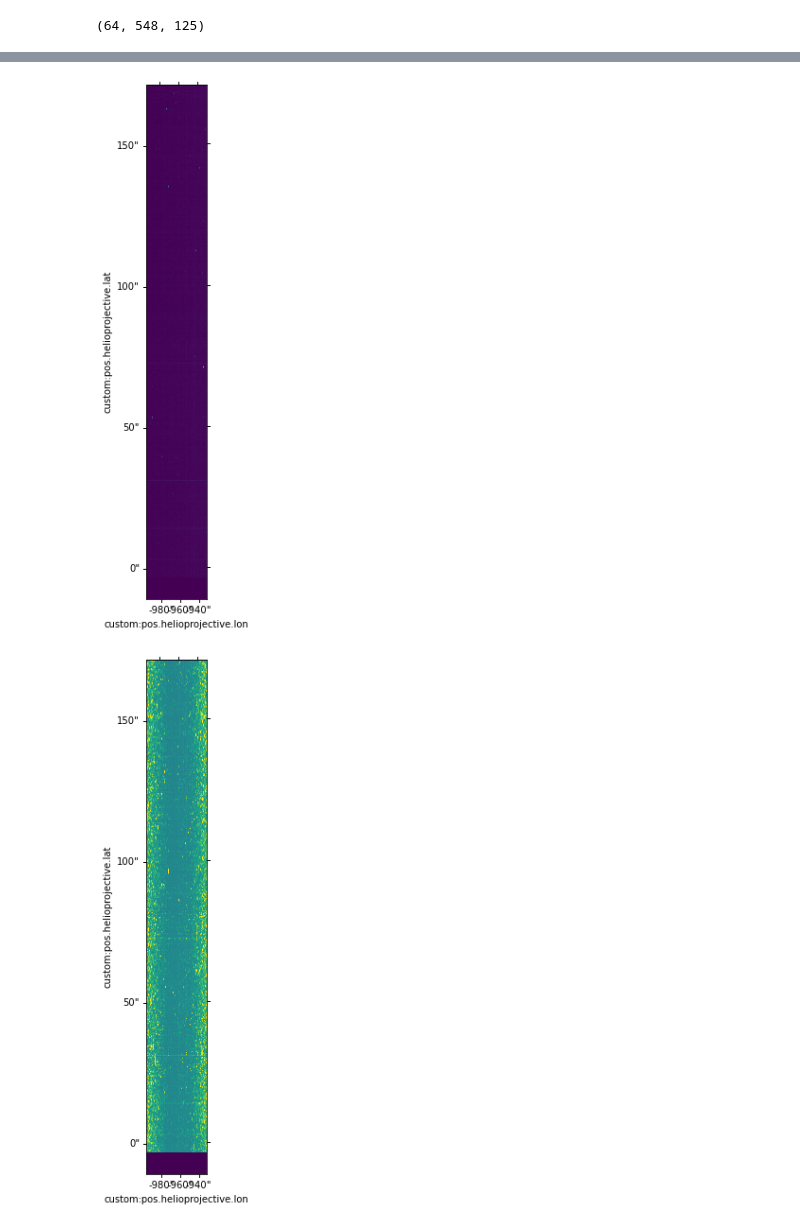
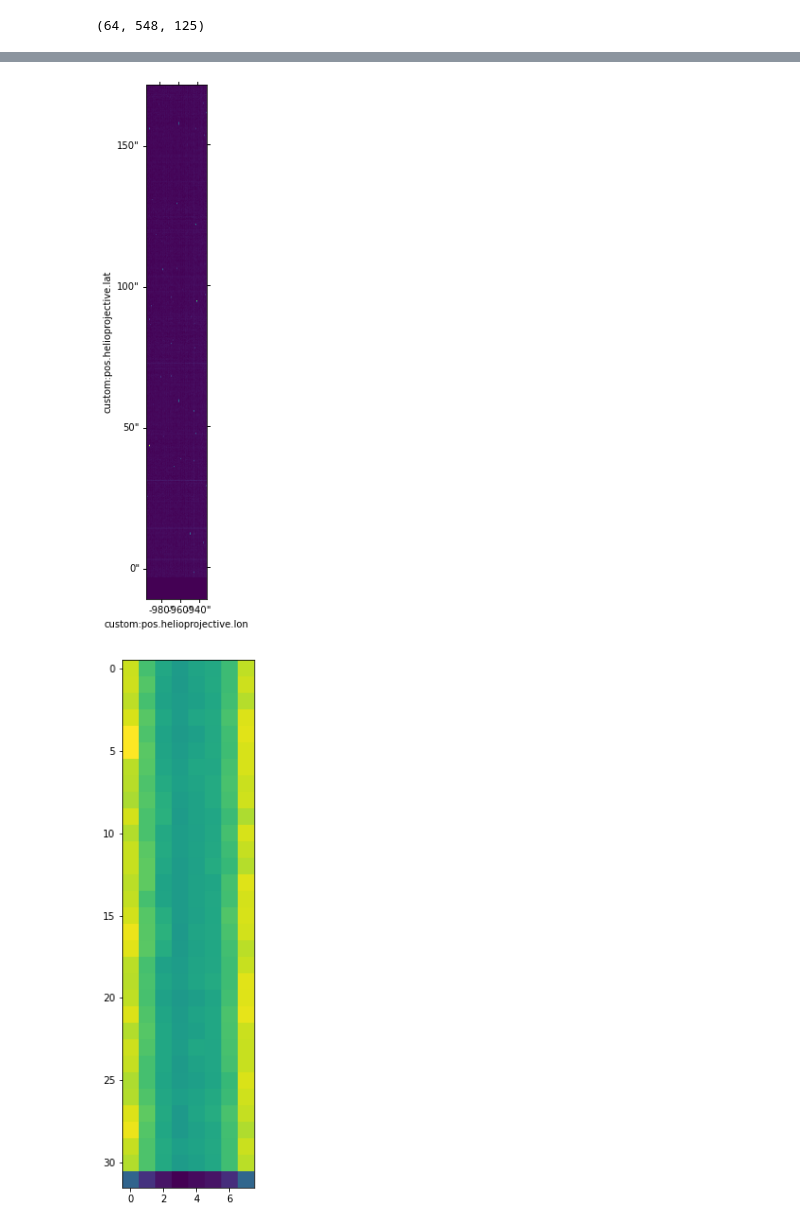
Before and after one commit to yjzhu-solar/Eclipse2017, a Jupyter notebook: ipynb/iris/iris_raster_check.ipynb, the cells around one changed output, grey strips where cells are left out. Cells and saved outputs as stored; diff of their text form; code cells hidden in the pictures.

```diff
--- a/ipynb/iris/iris_raster_check.ipynb
+++ b/ipynb/iris/iris_raster_check.ipynb
@@ -6,7 +6,7 @@ import matplotlib.pyplot as plt
 from glob import glob
 from astropy.visualization import ImageNormalize, ZScaleInterval
 # %%
-iris_fname = "../../src/IRIS/iris_l2_raster/iris_l2_20170821_081042_3620110460_raster_t000_r00019.fits"
+iris_fname = "../../src/IRIS/iris_l2_raster/iris_l2_20170821_081042_3620110460_raster_t000_r00002.fits"
 with fits.open(iris_fname) as hdul:
     hdul.info()
     header = hdul[0].header
@@ -96,7 +97,7 @@ ax= plt.subplot(projection=wcs_FeXII.dropaxis(0), slices=('y', 'x'))
 im = ax.imshow(np.sum(FeXII_window[:,:,55:80], axis=2).T,vmin=-20)
 #plt.colorbar(im)
 # %% [output]
-[figure, old version]
+[figure, new version]
 # %%
 iris_fnames = sorted(glob("../../src/IRIS/iris_l2_raster/*.fits"))
 iris_FeXII_aver = np.zeros((64,548,125))
@@ -105,14 +106,16 @@ for iris_fname in iris_fnames:
         iris_FeXII_aver += np.copy(hdul[2].data)
 
 iris_FeXII_aver = iris_FeXII_aver/len(iris_fnames)
+iris_FeXII_aver = np.mean(iris_FeXII_aver.reshape(-1,8,548,125),axis=1)
+iris_FeXII_aver = np.mean((iris_FeXII_aver[:,36:,:]).reshape(8,-1,32,125),axis=1)
 # %%
-fig = plt.figure(figsize=(6,10))
-ax= plt.subplot(projection=wcs_FeXII.dropaxis(0), slices=('y', 'x'))
+fig, ax = plt.subplots(figsize=(6,10))
+# ax= plt.subplot(projection=wcs_FeXII.dropaxis(0), slices=('y', 'x'))
 norm = ImageNormalize(np.sum(iris_FeXII_aver[:,:,55:80], axis=2).T, interval=ZScaleInterval())
 im = ax.imshow(np.sum(iris_FeXII_aver[:,:,55:80], axis=2).T,norm=norm)
 #plt.colorbar(im)
 # %% [output]
-[figure, old version]
+[figure, new version]
 # %%
 fig, ax = plt.subplots(figsize=(10,6))
 ax.step(wavelength_FeXII[40:100],np.mean(iris_FeXII_aver[:,:,40:100],axis=(0,1)))
```
Also changed, not shown: parts of 7 cells of this notebook, 12 other files.
